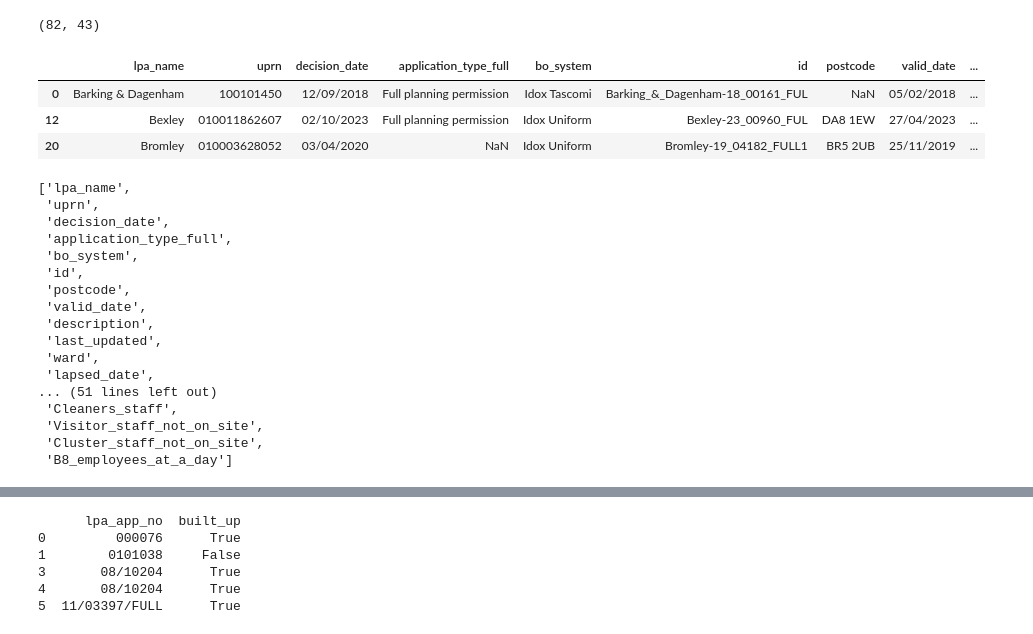
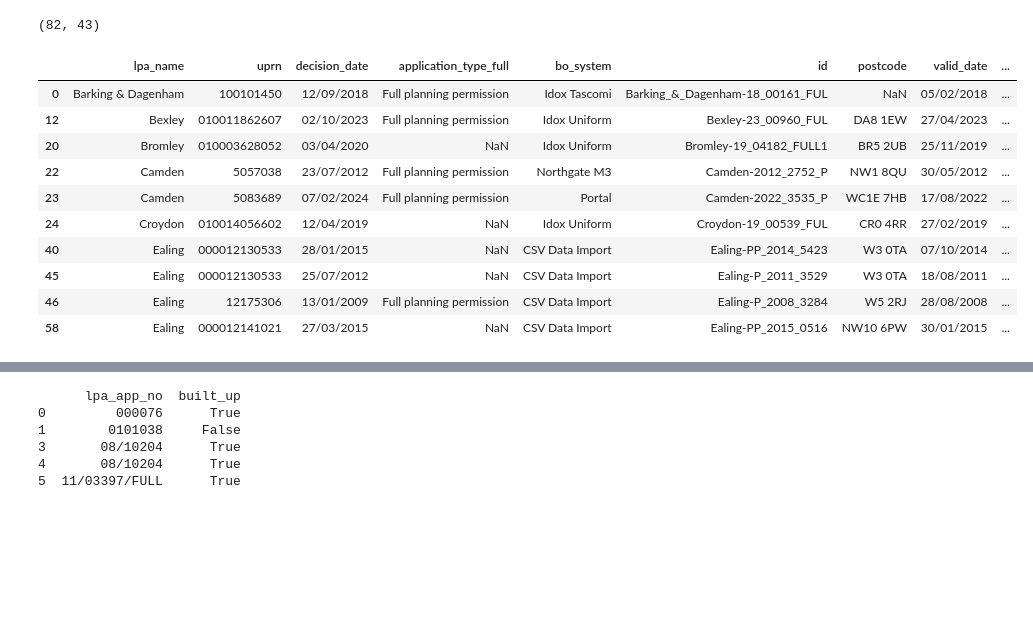
Before and after one commit to a-saveleva/casa0007_project, a Jupyter notebook: data_load/data_load.ipynb, the cells around one changed output, grey strips where cells are left out. Drawn from its saved outputs; the diff is of its cells as text; code cells hidden in the pictures; blank space fills up the shorter version.

Commit message:
validation_finished

```diff
--- a/data_load/data_load.ipynb
+++ b/data_load/data_load.ipynb
@@ -1116,12 +1118,19 @@ ldn_ful_gdf.shape
 # %% [output]
 (82, 43)
 # %%
-ldn_ful_gdf.head(3)
+ldn_ful_gdf.head(10)
 # %% [output]
 |  | lpa_name | uprn | decision_date | application_type_full | bo_system | id | postcode | valid_date | ... |
 | 0 | Barking & Dagenham | 100101450 | 12/09/2018 | Full planning permission | Idox Tascomi | Barking_&_Dagenham-18_00161_FUL | NaN | 05/02/2018 | ... |
 | 12 | Bexley | 010011862607 | 02/10/2023 | Full planning permission | Idox Uniform | Bexley-23_00960_FUL | DA8 1EW | 27/04/2023 | ... |
 | 20 | Bromley | 010003628052 | 03/04/2020 | NaN | Idox Uniform | Bromley-19_04182_FULL1 | BR5 2UB | 25/11/2019 | ... |
+| 22 | Camden | 5057038 | 23/07/2012 | Full planning permission | Northgate M3 | Camden-2012_2752_P | NW1 8QU | 30/05/2012 | ... |
+| 23 | Camden | 5083689 | 07/02/2024 | Full planning permission | Portal | Camden-2022_3535_P | WC1E 7HB | 17/08/2022 | ... |
+| 24 | Croydon | 010014056602 | 12/04/2019 | NaN | Idox Uniform | Croydon-19_00539_FUL | CR0 4RR | 27/02/2019 | ... |
+| 40 | Ealing | 000012130533 | 28/01/2015 | NaN | CSV Data Import | Ealing-PP_2014_5423 | W3 0TA | 07/10/2014 | ... |
+| 45 | Ealing | 000012130533 | 25/07/2012 | NaN | CSV Data Import | Ealing-P_2011_3529 | W3 0TA | 18/08/2011 | ... |
+| 46 | Ealing | 12175306 | 13/01/2009 | Full planning permission | CSV Data Import | Ealing-P_2008_3284 | W5 2RJ | 28/08/2008 | ... |
+| 58 | Ealing | 000012141021 | 27/03/2015 | NaN | CSV Data Import | Ealing-PP_2015_0516 | NW10 6PW | 30/01/2015 | ... |
 # %%
 #___________________________________________________________________________________
 # Exporting for manual fill in. I am dropping the geometry and helper columns
@@ -1173,21 +1196 @@ ldn_ful_gdf = ldn_ful_gdf.drop(axis=1, columns=[
 ])
-# %%
-ldn_ful_gdf.columns.to_list()
-# %% [output]
-['lpa_name',
- 'uprn',
- 'decision_date',
- 'application_type_full',
- 'bo_system',
- 'id',
- 'postcode',
- 'valid_date',
- 'description',
- 'last_updated',
- 'ward',
- 'lapsed_date',
-... (51 lines left out)
- 'Cleaners_staff',
- 'Visitor_staff_not_on_site',
- 'Cluster_staff_not_on_site',
- 'B8_employees_at_a_day']
```
Also changed, not shown: parts of 55 cells of this notebook, 4 other files.
